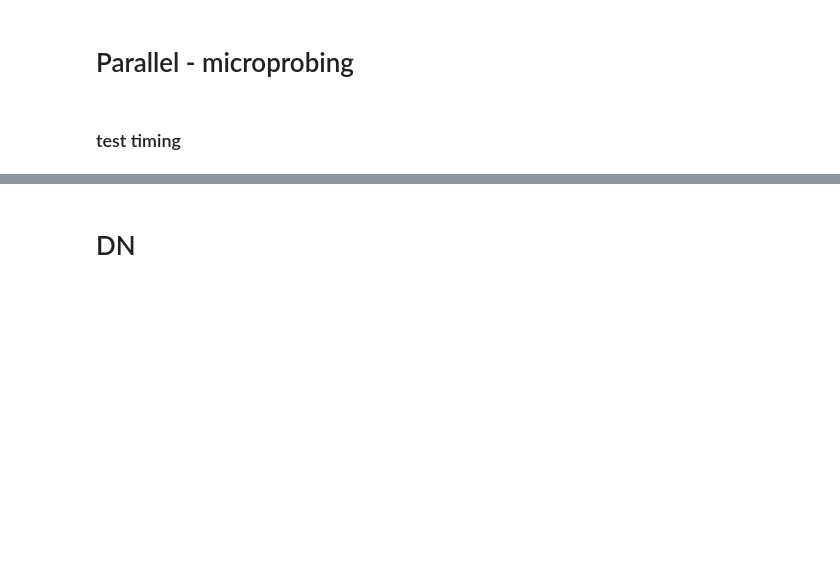
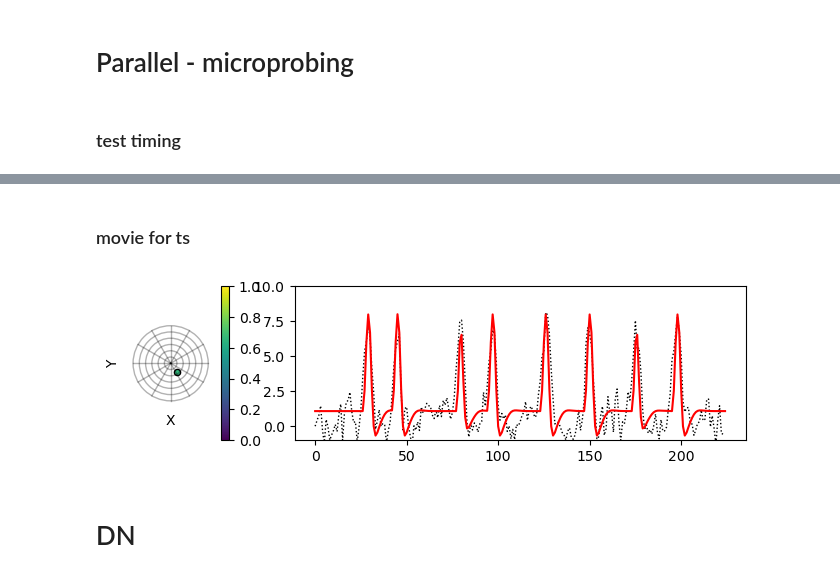
Before and after one commit to mdaghlian/prfpy_bayes, a Jupyter notebook: example_micro_movie.ipynb, the cells around one changed output, grey strips where cells are left out. Cells and saved outputs as stored; diff of their text form; code cells hidden in the pictures; blank space fills up the shorter version.

```diff
--- a/example_micro_movie.ipynb
+++ b/example_micro_movie.ipynb
@@ -217,3 +243,83 @@ plt.show()
+# %% [markdown]
+### movie for ts
+# %%
+import numpy as np
+import matplotlib.pyplot as plt
+from matplotlib.animation import FuncAnimation
+
+idx=0
+# Example Data (replace this with your actual data)
+# for walker_id = 0 find the idx in order
+widx = np.where(bprf_par.sampler[idx].pd_params['walker_id']==31)[0]
+step_id = bprf_par.sampler[idx].pd_params['step_id'][widx].to_numpy()
+# sort
+sorted_indices = np.argsort(step_id)
+widx_sorted = widx[sorted_indices]
+
+# Normalize walker_step_rsq for consistent color scaling
+rsq_min, rsq_max = 0, 1  # Adjust these based on your data range
+
+# Toggle for showing past points
+show_past = False
+
+# Setup the figure and axis
+fig, axs = plt.subplots(1,2, width_ratios=[1, 4], figsize=(8, 2))
+sc = axs[0].scatter(0, 0, s=20, cmap='viridis_r', c=[], vmin=rsq_min, vmax=rsq_max, edgecolors='k', alpha=1.0)  # Current points
+past_sc = axs[0].scatter([], [], s=10, cmap='viridis_r', c=[], vmin=rsq_min, vmax=rsq_max, alpha=0.2)  # Past points
+# plot the data
+axs[1].plot(bprf_par.real_ts[idx,:], ':k', label='Data', lw=1)
+pred_ts = axs[1].plot(np.zeros_like(bprf_par.real_ts[idx,:]), '-r', label='Prediction')
+axs[1].set_ylim(-1,10)
+
+# Add colour bar
+cbar = plt.colorbar(sc, ax=axs[0],) # label="R-squared")
+# Set axis limits (adjust based on your data)
+axs[0].set_xlim(-6, 6)
+axs[0].set_ylim(-6, 6)
+
+from dag_prf_utils.plot_functions import *
+dag_add_ecc_pol_lines(ax=axs[0])
+# dag_add_
+# axs[0].set_title("Point Movements Over Time")
+axs[0].set_xlabel("X")
+axs[0].set_ylabel("Y")
+
+# Update function for animation
+def update(frame):
+    if show_past:
+        # Flatten the past points and colors
+        past_positions = walker_step_xy[:, :frame, :].reshape(-1, 2)
+        past_colors = walker_step_rsq[:, :frame].flatten()
+
+        # Update past scatter plot
+        past_sc.set_offsets(past_positions)
+        past_sc.set_array(past_colors)
+
+    # Update current points
+    this_x = bprf_par.sampler[idx].pd_params['x'][widx_sorted[frame]]
+    this_y = bprf_par.sampler[idx].pd_params['y'][widx_sorted[frame]]
+    this_rsq = bprf_par.sampler[idx].pd_params['rsq'][widx_sorted[frame]]
+    sc.set_offsets(np.array([this_x, this_y]).reshape(1,2))
+    sc.set_array(np.array([this_rsq]))
+    sc.set_alpha(1.0)  # Ensure current points are opaque
+    pred = bprf_par.sampler[idx].return_preds(idx=widx_sorted[frame])
+    pred_ts[0].set_ydata(pred.squeeze())
+
+    # Update the title
+    ax.set_title(f"Time: {frame}")
+    return sc, past_sc if show_past else sc,
+# !pip install ffmpeg-python
+
+# Create animation
+ani = FuncAnimation(fig, update, frames=n_timepts, interval=100, blit=True)
+
+# Save the animation or display it
+# Uncomment the line below to save the animation as a video or GIF
+ani.save("micro_ts.mp4", writer="ffmpeg")
+
+plt.show()
+# %% [output]
+[figure, added]
 # %% [markdown]
 # DN
 # %%
```
Also changed, not shown: parts of 21 cells of this notebook, 8 other files.
